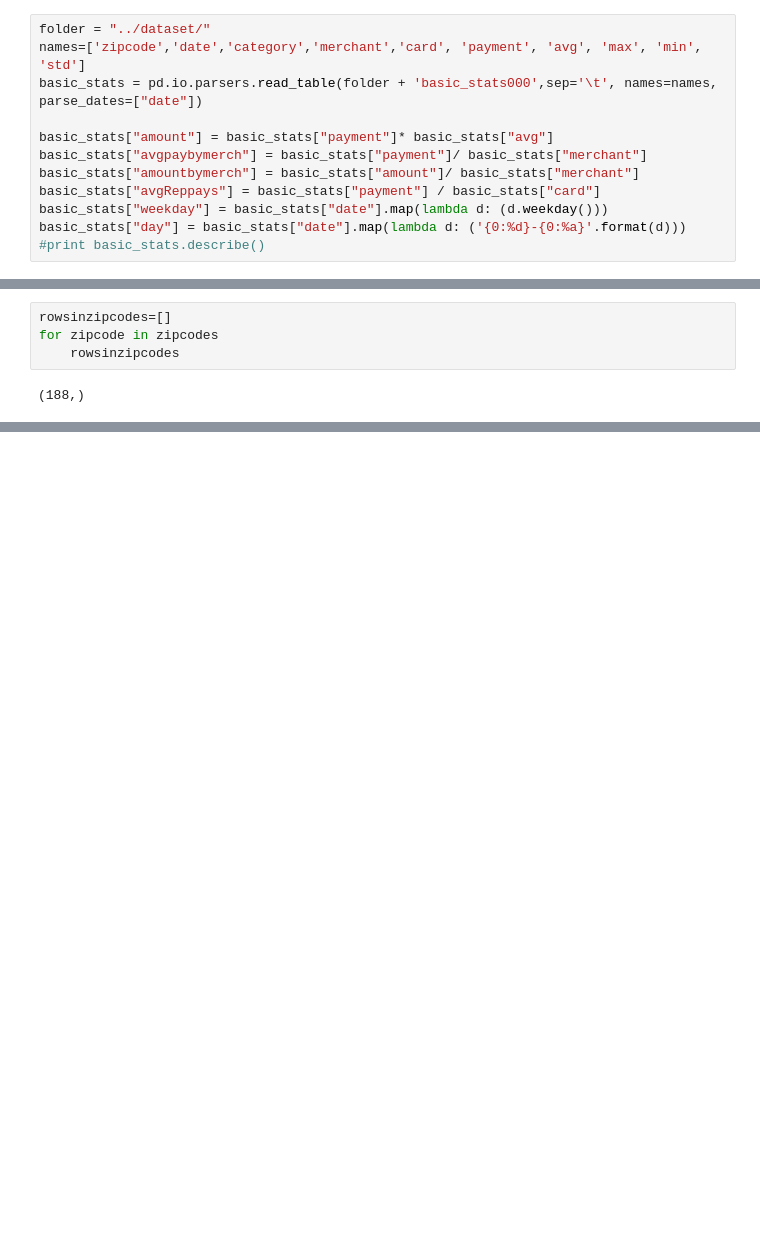
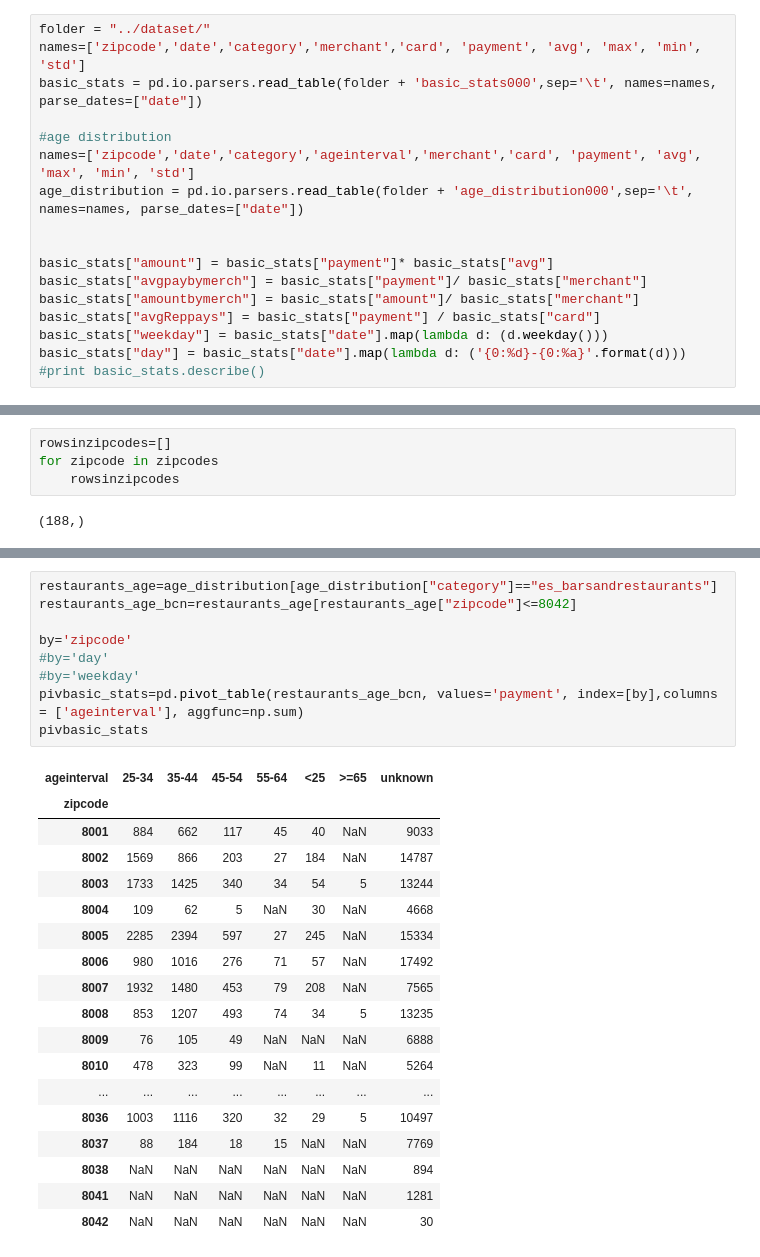
Before and after one commit to TeamUno/project, a Jupyter notebook: initial-exploration/Exploracion-Restaurants_BCN.ipynb, the cells around one changed output, grey strips where cells are left out. Saved outputs shown, nothing was run; the diff lists cells and outputs as text; blank space fills up the shorter version.

```diff
--- a/initial-exploration/Exploracion-Restaurants_BCN.ipynb
+++ b/initial-exploration/Exploracion-Restaurants_BCN.ipynb
@@ -30,6 +30,11 @@ import seaborn as sns
 folder = "../dataset/"
 names=['zipcode','date','category','merchant','card', 'payment', 'avg', 'max', 'min', 'std']
 basic_stats = pd.io.parsers.read_table(folder + 'basic_stats000',sep='\t', names=names, parse_dates=["date"])
+
+#age distribution
+names=['zipcode','date','category','ageinterval','merchant','card', 'payment', 'avg', 'max', 'min', 'std']
+age_distribution = pd.io.parsers.read_table(folder + 'age_distribution000',sep='\t', names=names, parse_dates=["date"])
+
 
 basic_stats["amount"] = basic_stats["payment"]* basic_stats["avg"]
 basic_stats["avgpaybymerch"] = basic_stats["payment"]/ basic_stats["merchant"]
@@ -129,0 +193,28 @@ for zipcode in zipcodes
+# %%
+restaurants_age=age_distribution[age_distribution["category"]=="es_barsandrestaurants"]
+restaurants_age_bcn=restaurants_age[restaurants_age["zipcode"]<=8042]
+
+by='zipcode'
+#by='day'
+#by='weekday'
+pivbasic_stats=pd.pivot_table(restaurants_age_bcn, values='payment', index=[by],columns = ['ageinterval'], aggfunc=np.sum)
+pivbasic_stats
+# %% [output]
+| ageinterval | 25-34 | 35-44 | 45-54 | 55-64 | <25 | >=65 | unknown |
+| zipcode |  |  |  |  |  |  |  |
+| 8001 | 884 | 662 | 117 | 45 | 40 | NaN | 9033 |
+| 8002 | 1569 | 866 | 203 | 27 | 184 | NaN | 14787 |
+| 8003 | 1733 | 1425 | 340 | 34 | 54 | 5 | 13244 |
+| 8004 | 109 | 62 | 5 | NaN | 30 | NaN | 4668 |
+| 8005 | 2285 | 2394 | 597 | 27 | 245 | NaN | 15334 |
+| 8006 | 980 | 1016 | 276 | 71 | 57 | NaN | 17492 |
+| 8007 | 1932 | 1480 | 453 | 79 | 208 | NaN | 7565 |
+| 8008 | 853 | 1207 | 493 | 74 | 34 | 5 | 13235 |
+| 8009 | 76 | 105 | 49 | NaN | NaN | NaN | 6888 |
+| 8010 | 478 | 323 | 99 | NaN | 11 | NaN | 5264 |
+| ... | ... | ... | ... | ... | ... | ... | ... |
+| 8036 | 1003 | 1116 | 320 | 32 | 29 | 5 | 10497 |
+| 8037 | 88 | 184 | 18 | 15 | NaN | NaN | 7769 |
+| 8038 | NaN | NaN | NaN | NaN | NaN | NaN | 894 |
+| 8041 | NaN | NaN | NaN | NaN | NaN | NaN | 1281 |
+| 8042 | NaN | NaN | NaN | NaN | NaN | NaN | 30 |
```
Also changed, not shown: parts of 5 cells of this notebook.
